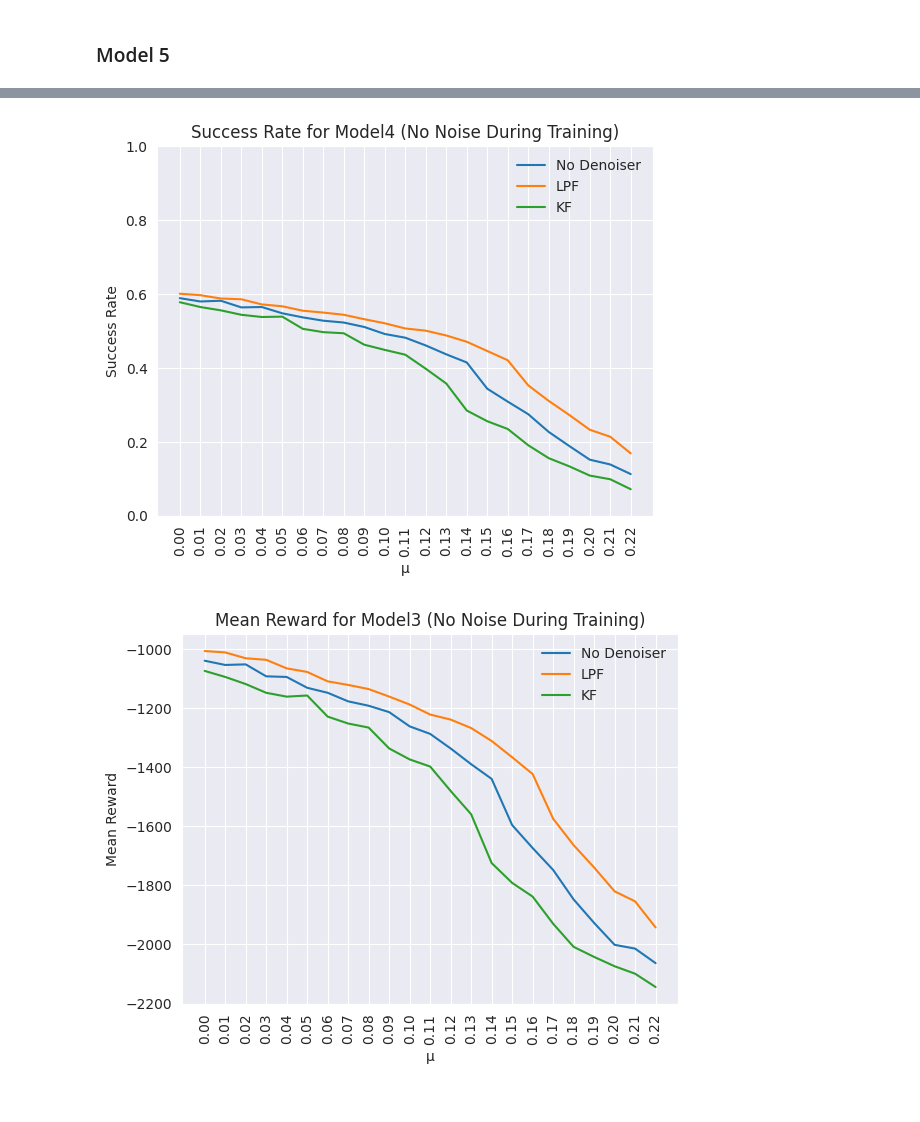
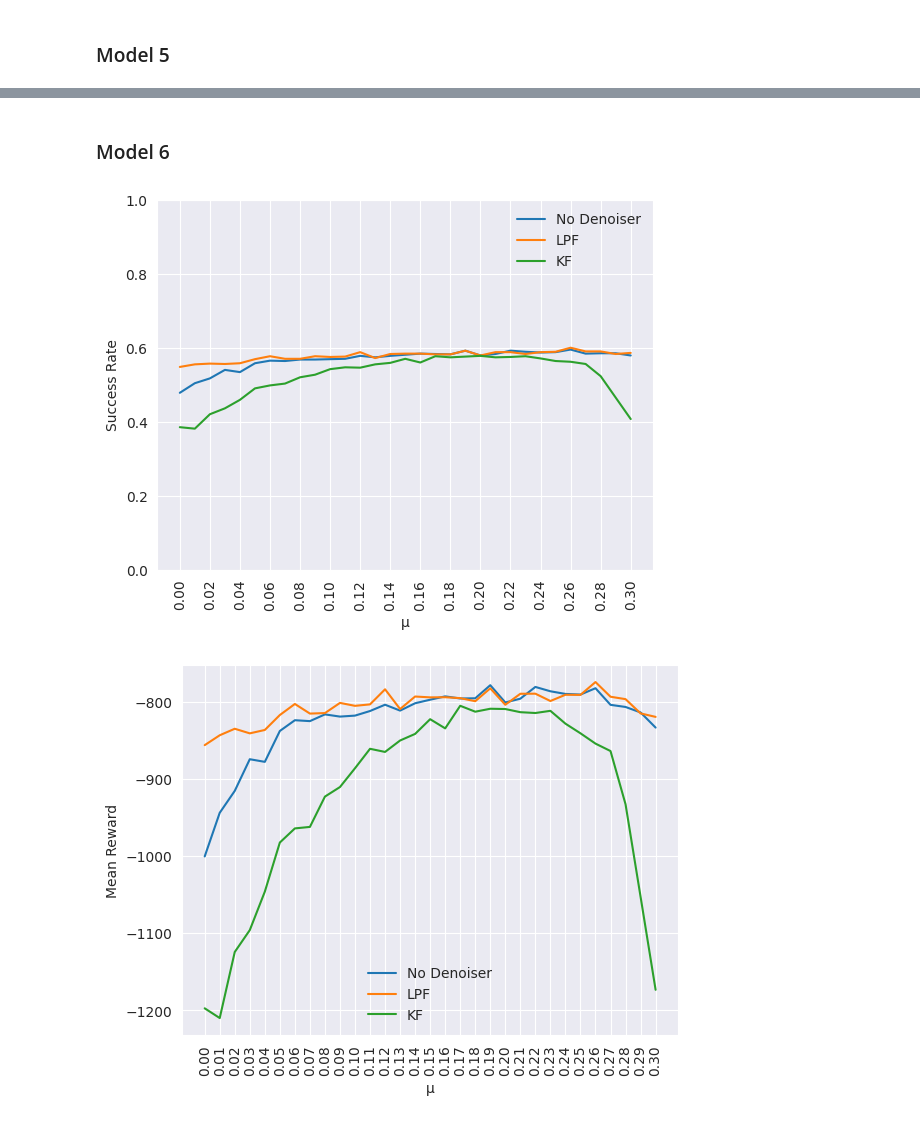
Before and after one commit to thatblueboy/DroneControl, a Jupyter notebook: visualizations/biased_viz.ipynb, the cells around one changed output, grey strips where cells are left out. Saved outputs shown, nothing was run; the diff lists cells and outputs as text; code cells hidden in the pictures.

```diff
--- a/visualizations/biased_viz.ipynb
+++ b/visualizations/biased_viz.ipynb
@@ -112,20 +132,23 @@ plt.show()
+# %% [markdown]
+### Model 6
 # %%
-analysisDataModel3 = parser.parseAnalysisData('../SBAgent/models/base/model5/best_model.zip_eval.md_biased.md')
+analysisDataModel3 = parser.parseAnalysisData('../SBAgent/models/base/model6/best_model.zip_eval.md_biased.md')
 
-plt.title("Success Rate for Model4 (No Noise During Training)")
+
 plotForDenoiser(analysisDataModel3, 'Success Rate', 'None')
 plotForDenoiser(analysisDataModel3, 'Success Rate', 'LPF')
 plotForDenoiser(analysisDataModel3, 'Success Rate', 'KF')
 plt.ylim(0,1)
 plt.legend(["No Denoiser", "LPF", "KF"], frameon=False)
+plt.xticks(np.arange(0,0.31,0.02))
 plt.show()
 
-plt.title("Mean Reward for Model3 (No Noise During Training)")
+
 plotForDenoiser(analysisDataModel3, 'Mean Reward', 'None')
 plotForDenoiser(analysisDataModel3, 'Mean Reward', 'LPF')
 plotForDenoiser(analysisDataModel3, 'Mean Reward', 'KF')
 plt.legend(["No Denoiser", "LPF", "KF"], frameon=False)
 plt.show()
 # %% [output]
-[figure, old version]
+[figure, new version]
-[figure, old version]
+[figure, new version]
```
Also changed, not shown: parts of 5 cells of this notebook, 33 other files.
